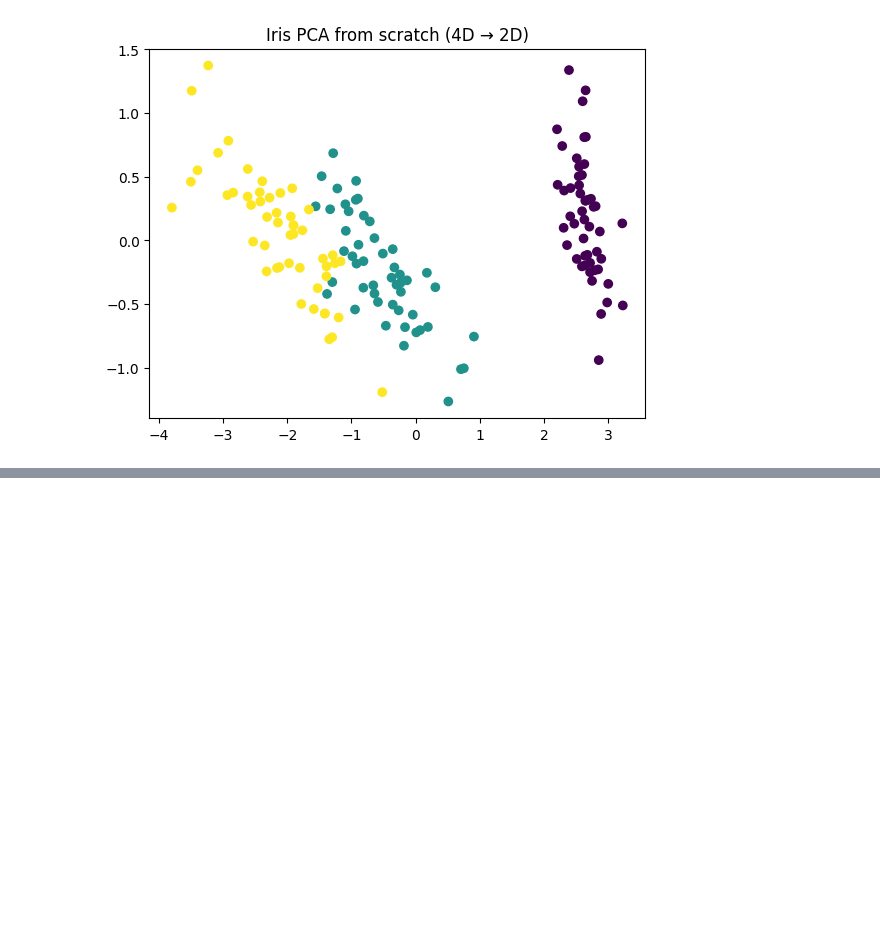
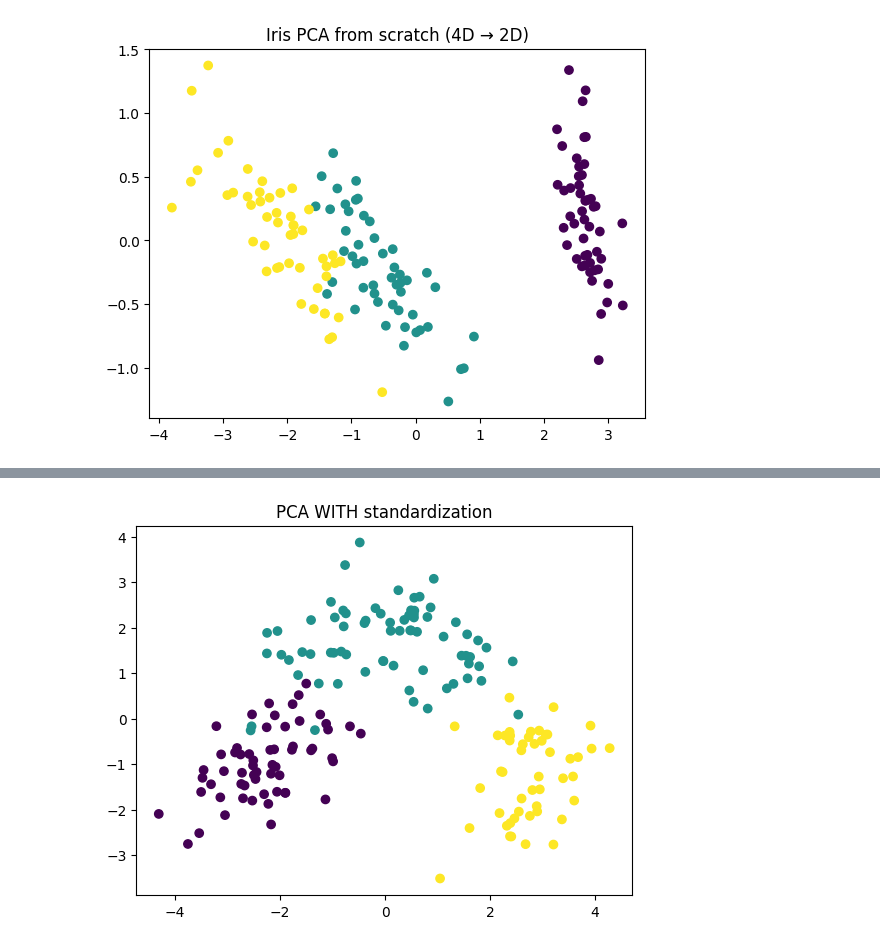
Before and after one commit to Maxstef/data-loves-ml-for-people-course, a Jupyter notebook: notebooks/3_2_dimensionality_reduction/0_2_PCA_scratch_visuals.ipynb, the cells around one changed output, grey strips where cells are left out. Drawn from its saved outputs; the diff is of its cells as text; code cells hidden in the pictures; blank space fills up the shorter version.

```diff
--- a/notebooks/3_2_dimensionality_reduction/0_2_PCA_scratch_visuals.ipynb
+++ b/notebooks/3_2_dimensionality_reduction/0_2_PCA_scratch_visuals.ipynb
@@ -153,0 +186,15 @@ plt.show()
+# %%
+# Part 3 - Standardize features
+# Standardize manually
+mean_wine = np.mean(X_wine, axis=0)
+std_wine = np.std(X_wine, axis=0)
+
+X_wine_std = (X_wine - mean_wine) / std_wine
+# %%
+X_wine_reduced_std, components_wine, eigenvalues_wine = pca_from_scratch(X_wine_std, 2)
+
+plt.scatter(X_wine_reduced_std[:,0], X_wine_reduced_std[:,1], c=y)
+plt.title("PCA WITH standardization")
+plt.show()
+# %% [output]
+[figure, added]
```
Also changed, not shown: parts of 33 cells of this notebook.
